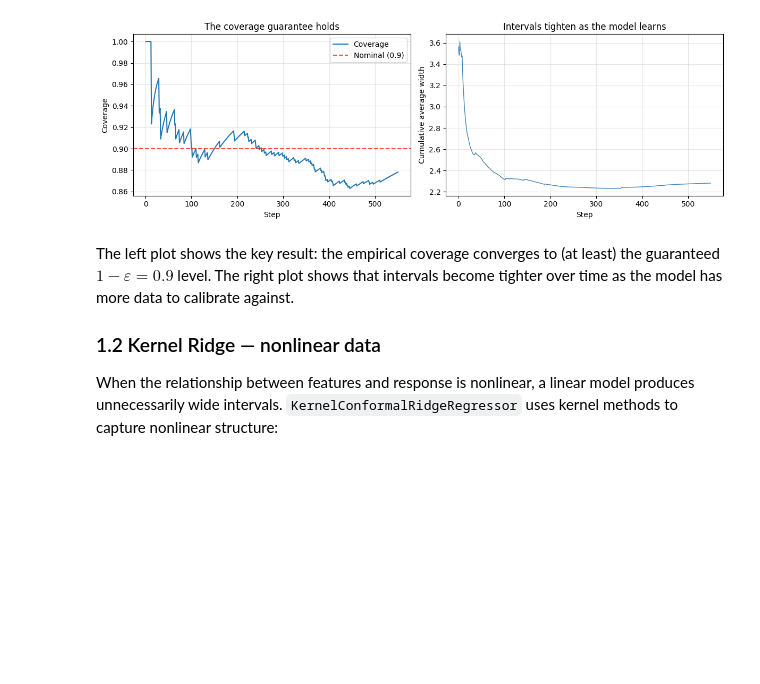
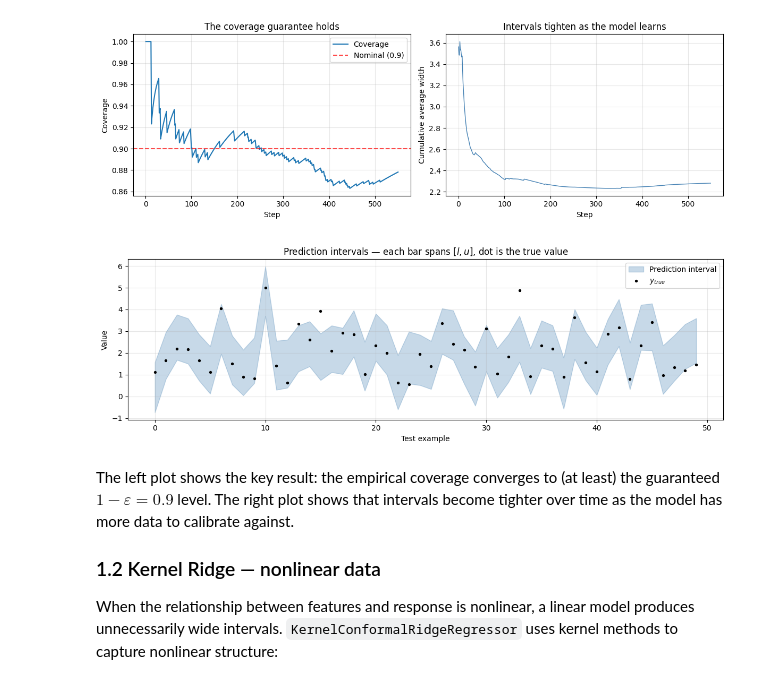
Before and after one commit to egonmedhatten/online-cp, a Jupyter notebook: notebooks/tutorial.ipynb, the cells around one changed output. Saved outputs shown, nothing was run; the diff lists cells and outputs as text; code cells hidden in the pictures; blank space fills up the shorter version.

```diff
--- a/notebooks/tutorial.ipynb
+++ b/notebooks/tutorial.ipynb
@@ -72,6 +73,21 @@ plt.tight_layout()
 plt.show()
 # %% [output]
 [figure]
+# %%
+# Visualise individual intervals: does the true value fall inside?
+# Collect 40 intervals from a fresh model (so predictions are genuine test-time)
+model_iv = ConformalRidgeRegressor(a=1.0)
+model_iv.learn_initial_training_set(X_h[:100], y_h[:100])
+intervals_iv = [model_iv.predict(X_h[100 + j], epsilon=0.1) for j in range(50)]
+
+fig, ax = plt.subplots(figsize=(12, 4))
+plot_intervals(y_h[100:150], intervals_iv, ax=ax)
+ax.set_title("Prediction intervals — each bar spans $[l, u]$, dot is the true value")
+ax.set_xlabel("Test example")
+plt.tight_layout()
+plt.show()
+# %% [output]
+[figure, added]
 # %% [markdown]
 The left plot shows the key result: the empirical coverage converges to (at least) the guaranteed $1 - \varepsilon = 0.9$ level. The right plot shows that intervals become tighter over time as the model has more data to calibrate against.
 
```
Also changed, not shown: parts of 15 cells of this notebook, 5 other files.
